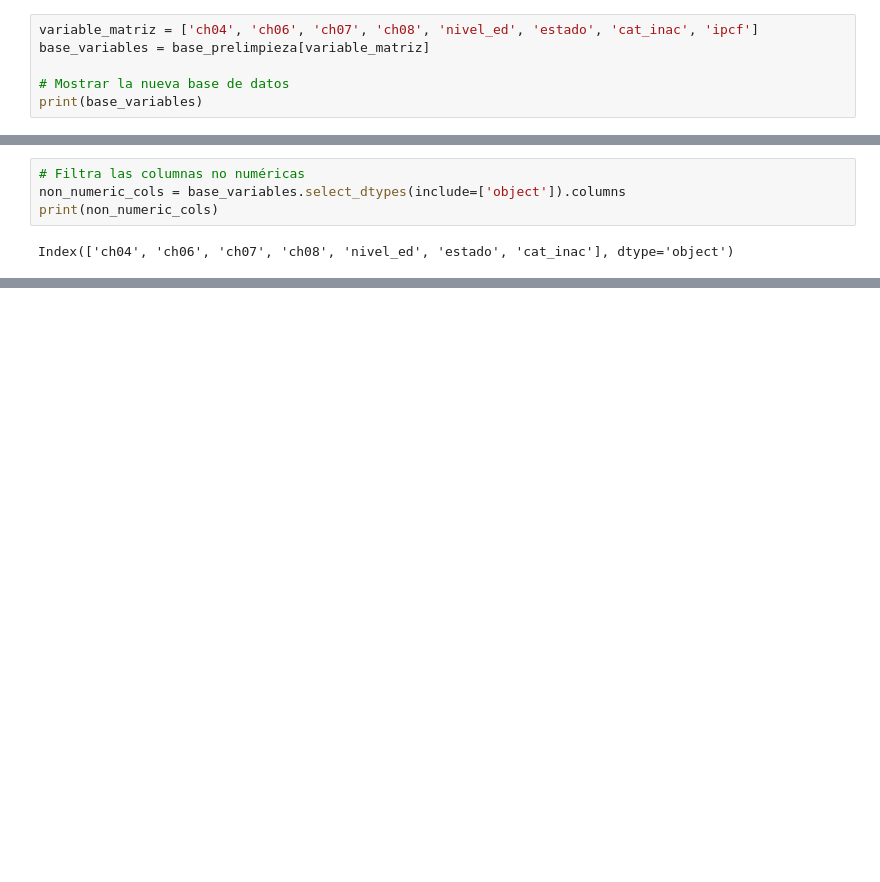
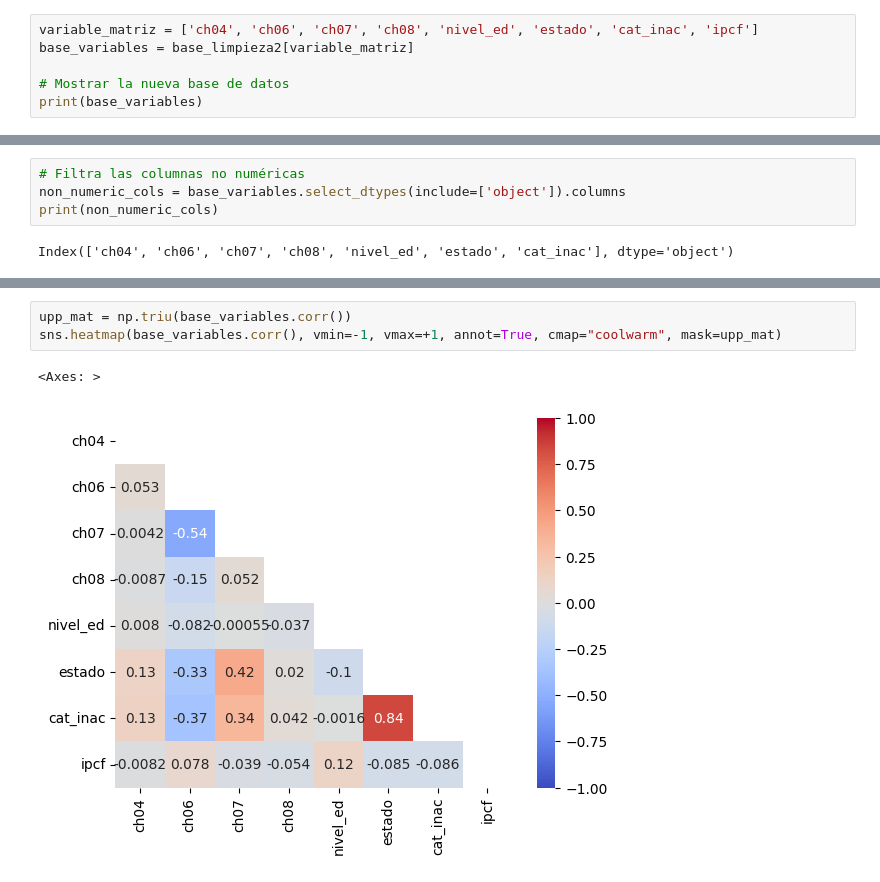
Before and after one commit to AngelaNavajas/CC408-T1-4, a Jupyter notebook: TP3/TP3.ipynb, the cells around one changed output, grey strips where cells are left out. Saved outputs shown, nothing was run; the diff lists cells and outputs as text; blank space fills up the shorter version.

```diff
--- a/TP3/TP3.ipynb
+++ b/TP3/TP3.ipynb
@@ -597,6 +666,6 @@ def heatmap(x, y, size):
 # %%
 variable_matriz = ['ch04', 'ch06', 'ch07', 'ch08', 'nivel_ed', 'estado', 'cat_inac', 'ipcf']
-base_variables = base_prelimpieza[variable_matriz]
+base_variables = base_limpieza2[variable_matriz]
 
 # Mostrar la nueva base de datos
 print(base_variables)
@@ -634,0 +785,6 @@ ValueError: could not convert string to float: 'Menos de 1 año'
+# %%
+upp_mat = np.triu(base_variables.corr())
+sns.heatmap(base_variables.corr(), vmin=-1, vmax=+1, annot=True, cmap="coolwarm", mask=upp_mat)
+# %% [output]
+<Axes: >
+[figure, added]
```
Also changed, not shown: parts of 30 cells of this notebook.
